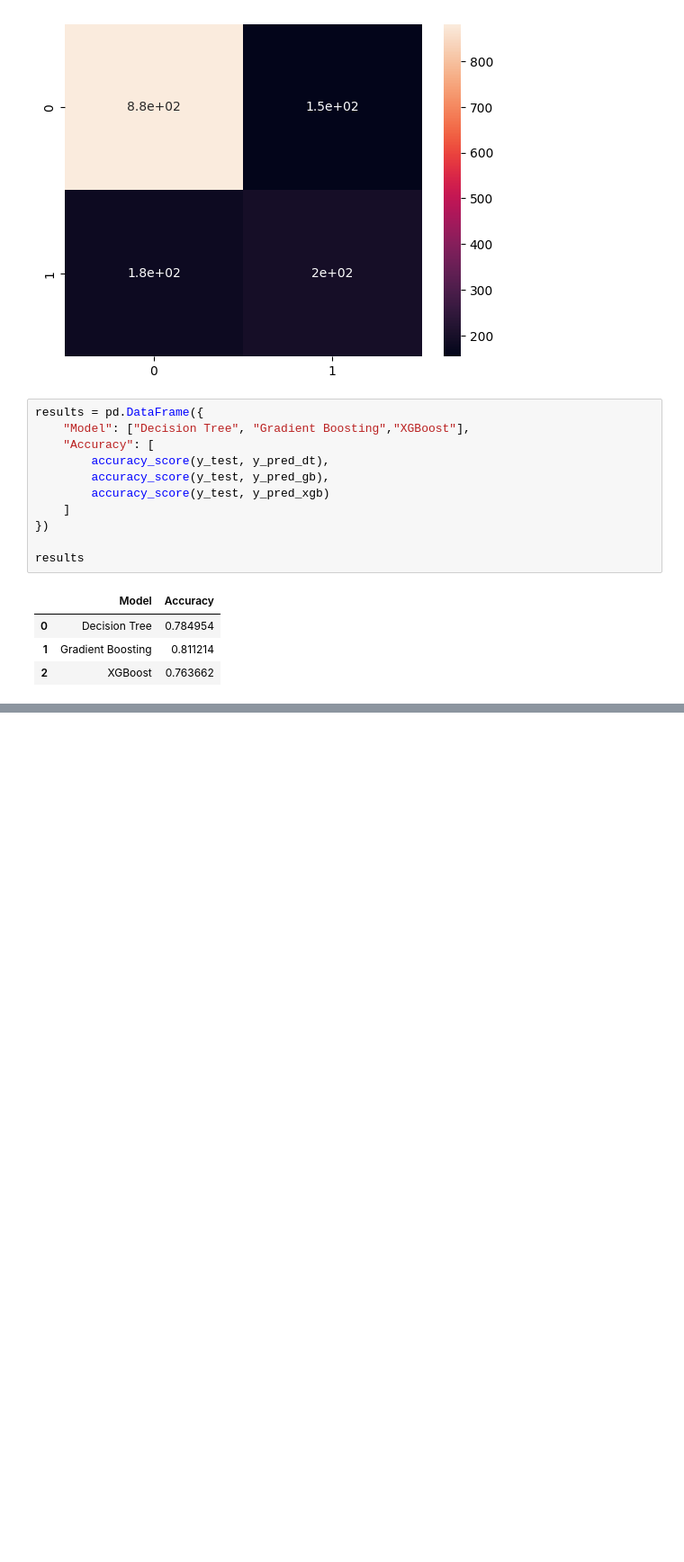
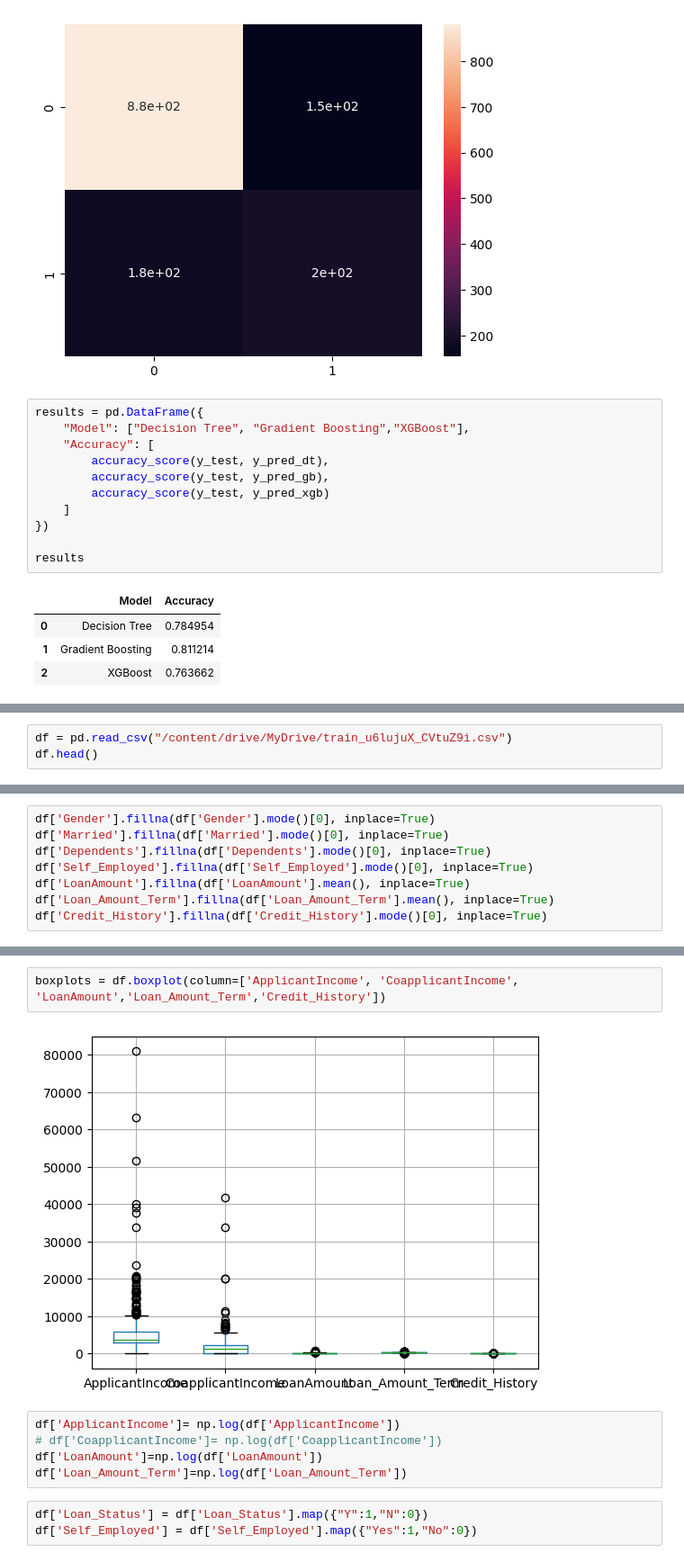
Before and after one commit to AnveshAnnepaga/AI_DS, a Jupyter notebook: KNN_,_HyperParameter_and_Ensemble.ipynb, the cells around one changed output, grey strips where cells are left out. Shown at 90% size. Drawn from its saved outputs; the diff is of its cells as text; blank space fills up the shorter version.

```diff
--- a/KNN_,_HyperParameter_and_Ensemble.ipynb
+++ b/KNN_,_HyperParameter_and_Ensemble.ipynb
@@ -692,0 +781,3 @@ results
+# %%
+df = pd.read_csv("/content/drive/MyDrive/train_u6lujuX_CVtuZ9i.csv")
+df.head()
@@ -692,0 +809,8 @@ results
+# %%
+df['Gender'].fillna(df['Gender'].mode()[0], inplace=True)
+df['Married'].fillna(df['Married'].mode()[0], inplace=True)
+df['Dependents'].fillna(df['Dependents'].mode()[0], inplace=True)
+df['Self_Employed'].fillna(df['Self_Employed'].mode()[0], inplace=True)
+df['LoanAmount'].fillna(df['LoanAmount'].mean(), inplace=True)
+df['Loan_Amount_Term'].fillna(df['Loan_Amount_Term'].mean(), inplace=True)
+df['Credit_History'].fillna(df['Credit_History'].mode()[0], inplace=True)
@@ -692,0 +853,12 @@ results
+# %%
+boxplots = df.boxplot(column=['ApplicantIncome', 'CoapplicantIncome', 'LoanAmount','Loan_Amount_Term','Credit_History'])
+# %% [output]
+[figure, added]
+# %%
+df['ApplicantIncome']= np.log(df['ApplicantIncome'])
+# df['CoapplicantIncome']= np.log(df['CoapplicantIncome'])
+df['LoanAmount']=np.log(df['LoanAmount'])
+df['Loan_Amount_Term']=np.log(df['Loan_Amount_Term'])
+# %%
+df['Loan_Status'] = df['Loan_Status'].map({"Y":1,"N":0})
+df['Self_Employed'] = df['Self_Employed'].map({"Yes":1,"No":0})
```
Also changed, not shown: parts of 33 cells of this notebook.
